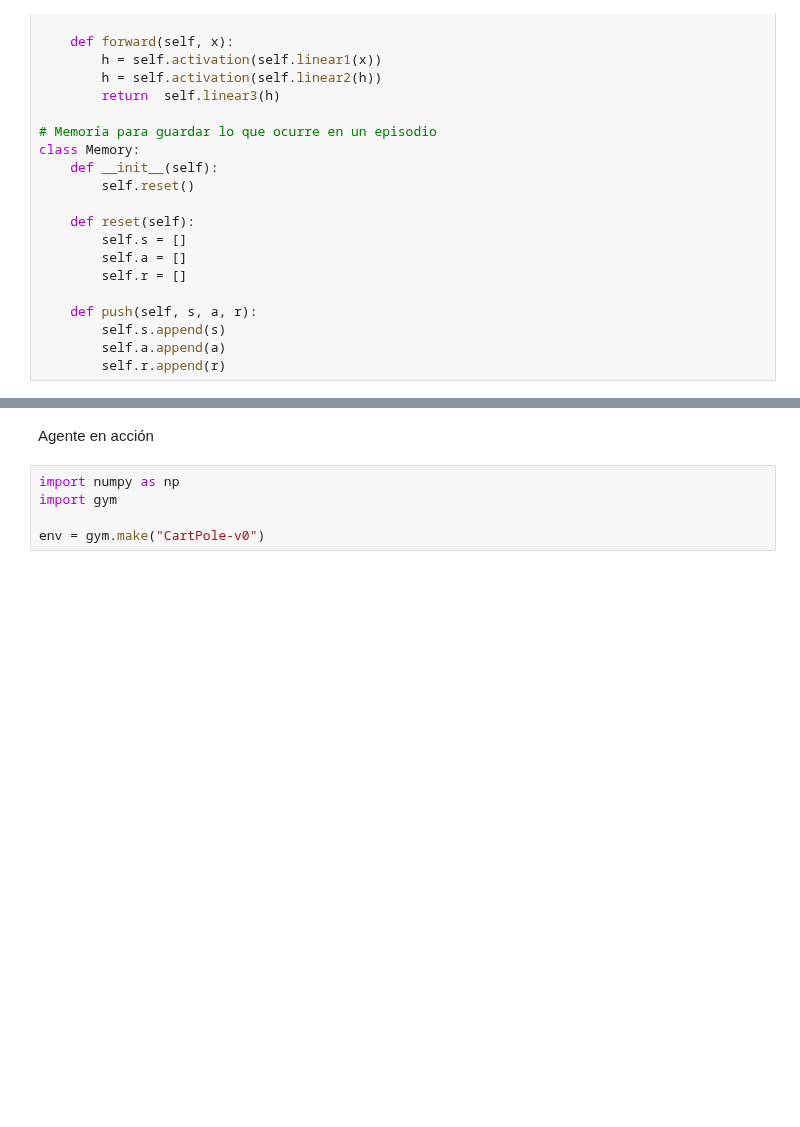
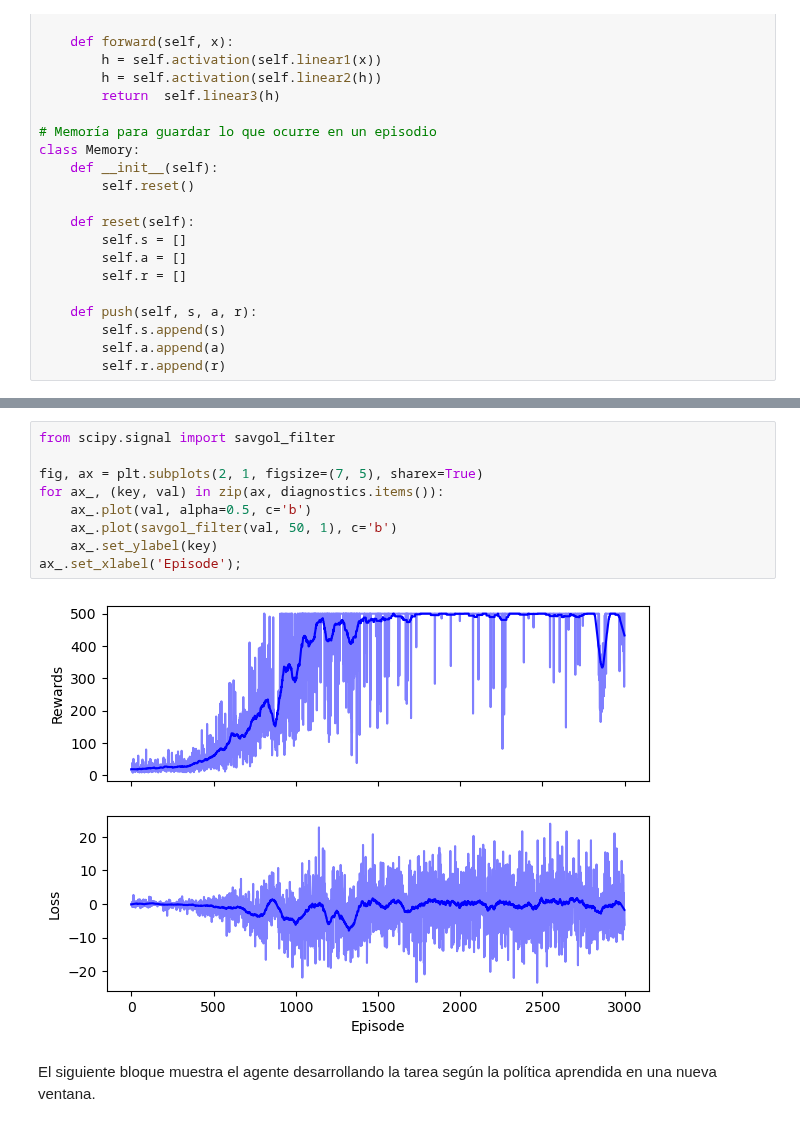
Before and after one commit to phuijse/MachineLearningBook, a Jupyter notebook: _sources/contents/reinforcement_learning/policygrad.ipynb, the cells around one changed output, grey strips where cells are left out. Cells and saved outputs as stored; diff of their text form; blank space fills up the shorter version.

```diff
--- a/_sources/contents/reinforcement_learning/policygrad.ipynb
+++ b/_sources/contents/reinforcement_learning/policygrad.ipynb
@@ -225,8 +188,14 @@ for episode in tqdm(range(num_episodes)):
-# %% [markdown]
-Agente en acción
-# %%
-import numpy as np
-import gym
-
-env = gym.make("CartPole-v0")
+# %%
+from scipy.signal import savgol_filter
+
+fig, ax = plt.subplots(2, 1, figsize=(7, 5), sharex=True)
+for ax_, (key, val) in zip(ax, diagnostics.items()):
+    ax_.plot(val, alpha=0.5, c='b')
+    ax_.plot(savgol_filter(val, 50, 1), c='b')
+    ax_.set_ylabel(key)
+ax_.set_xlabel('Episode');
+# %% [output]
+[figure, added]
+# %% [markdown]
+El siguiente bloque muestra el agente desarrollando la tarea según la política aprendida en una nueva ventana.
 # %%
```
Also changed, not shown: parts of 15 cells of this notebook, 11 other files.
